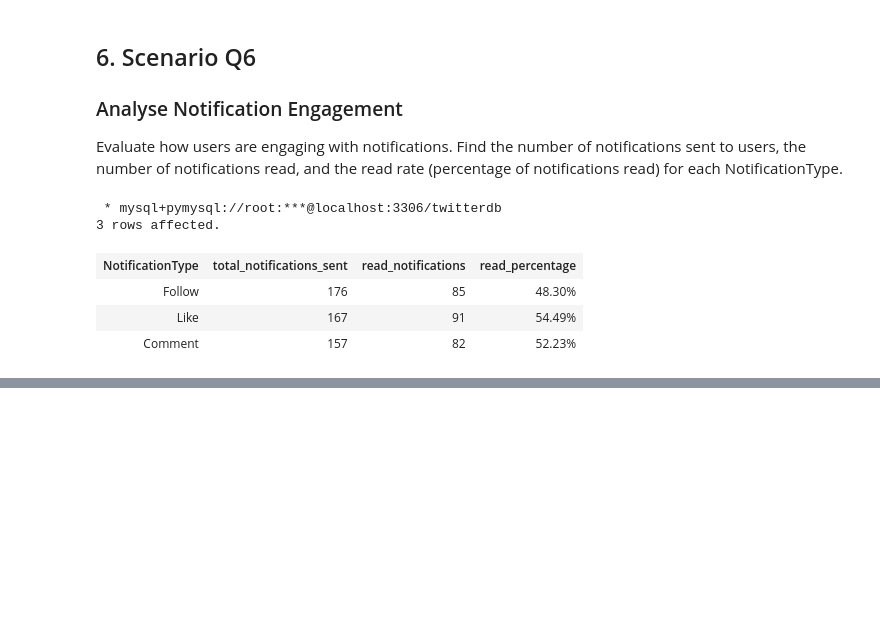
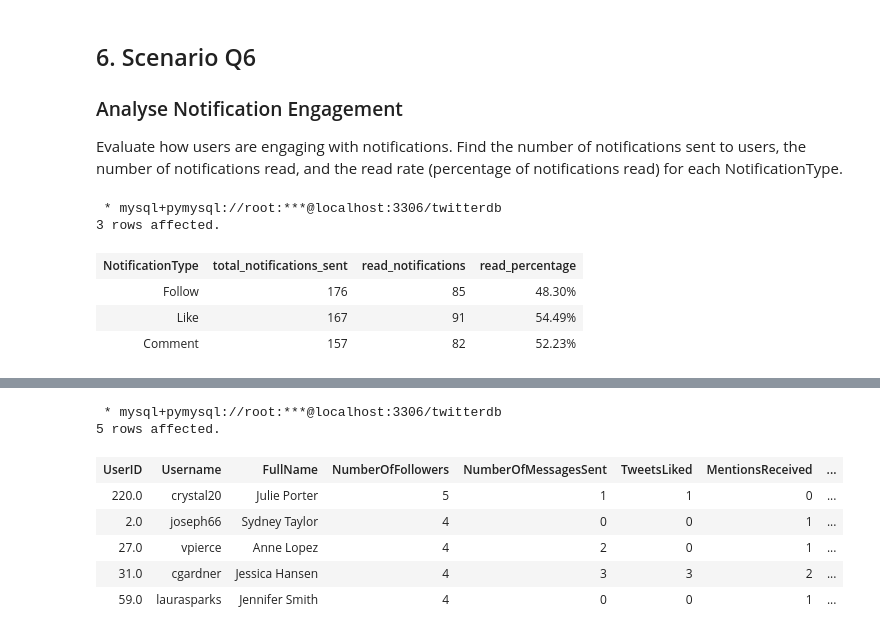
Before and after one commit to Ronald116/Data-Analysis-Projects, a Jupyter notebook: SQL/twitter_project/solution_analysis.ipynb, the cells around one changed output, grey strips where cells are left out. Cells and saved outputs as stored; diff of their text form; code cells hidden in the pictures; blank space fills up the shorter version.

```diff
--- a/SQL/twitter_project/solution_analysis.ipynb
+++ b/SQL/twitter_project/solution_analysis.ipynb
@@ -231,0 +246,40 @@ ORDER BY
+# %%
+%%sql
+
+WITH TopFollowers AS (
+    SELECT
+        f.FollowedUserID AS UserID,
+        COUNT(f.FollowerID) AS NumberOfFollowers
+    FROM followers f
+    GROUP BY f.FollowedUserID
+    ORDER BY COUNT(f.FollowerID) DESC
+    LIMIT 5
+)
+SELECT
+    u.UserID,
+    u.Username,
+    u.FullName,
+    tf.NumberOfFollowers,
+    COUNT(DISTINCT m.MessageID) AS NumberOfMessagesSent,
+    COUNT(DISTINCT l.LikeID) AS TweetsLiked,
+    COUNT(DISTINCT men.MentionID) AS MentionsReceived,
+    COUNT(DISTINCT n.NotificationID) AS NotificationsReceived,
+    COUNT(DISTINCT r.RetweetID) AS TweetsRetweeted
+FROM TopFollowers tf
+JOIN users u ON u.UserID = tf.UserID
+LEFT JOIN directmessages m ON u.UserID = m.SenderID
+LEFT JOIN likes l ON u.UserID = l.UserID
+LEFT JOIN mentions men ON u.UserID = men.UserID
+LEFT JOIN notifications n ON u.UserID = n.UserID
+LEFT JOIN retweets r ON u.UserID = r.UserID
+GROUP BY u.UserID, u.Username, u.FullName, tf.NumberOfFollowers
+ORDER BY tf.NumberOfFollowers DESC;
+# %% [output]
+ * mysql+pymysql://root:***@localhost:3306/twitterdb
+5 rows affected.
+| UserID | Username | FullName | NumberOfFollowers | NumberOfMessagesSent | TweetsLiked | MentionsReceived | ... |
+| 220.0 | crystal20 | Julie Porter | 5 | 1 | 1 | 0 | ... |
+| 2.0 | joseph66 | Sydney Taylor | 4 | 0 | 0 | 1 | ... |
+| 27.0 | vpierce | Anne Lopez | 4 | 2 | 0 | 1 | ... |
+| 31.0 | cgardner | Jessica Hansen | 4 | 3 | 3 | 2 | ... |
+| 59.0 | laurasparks | Jennifer Smith | 4 | 0 | 0 | 1 | ... |
```
Also changed, not shown: parts of 5 cells of this notebook.
